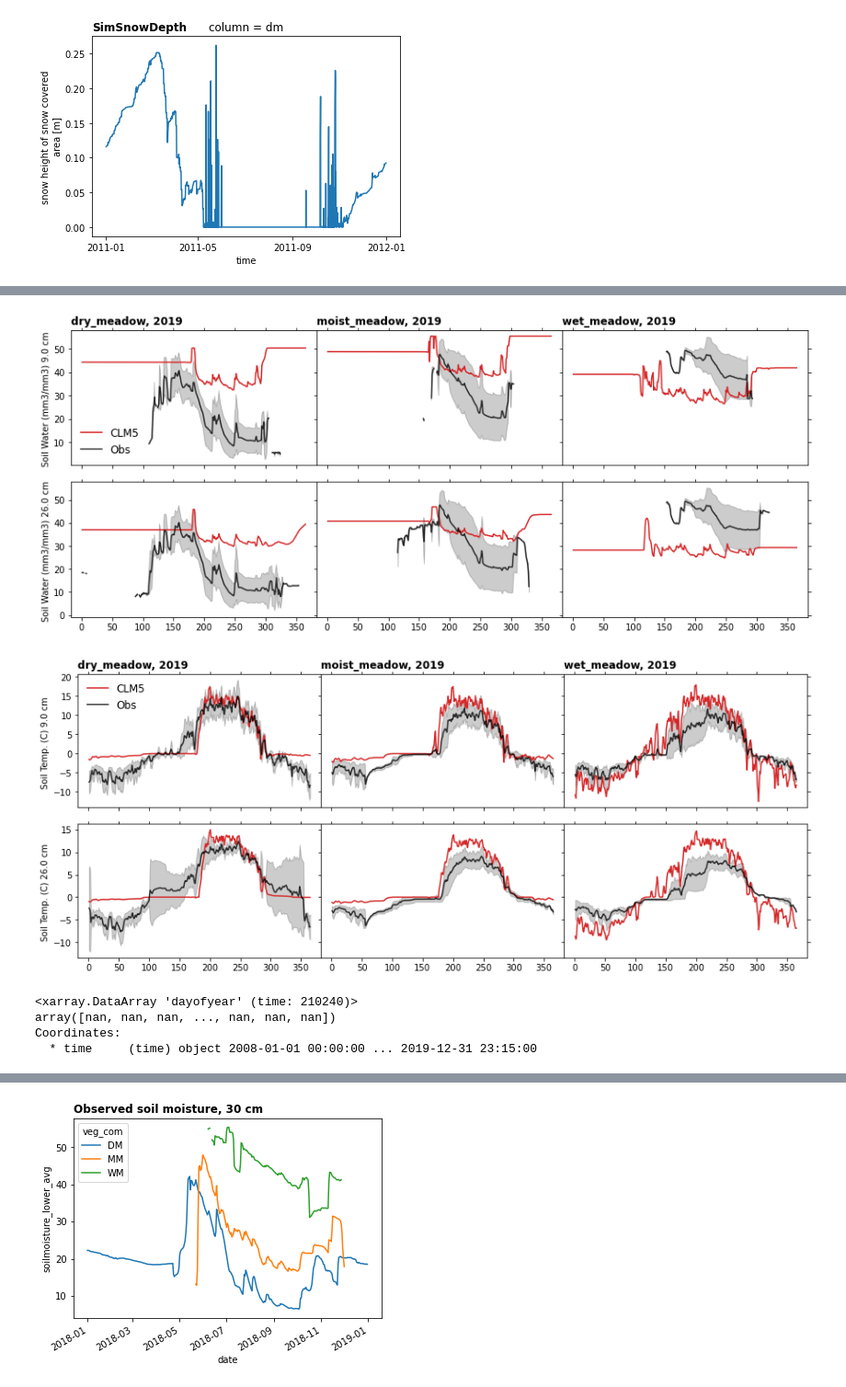
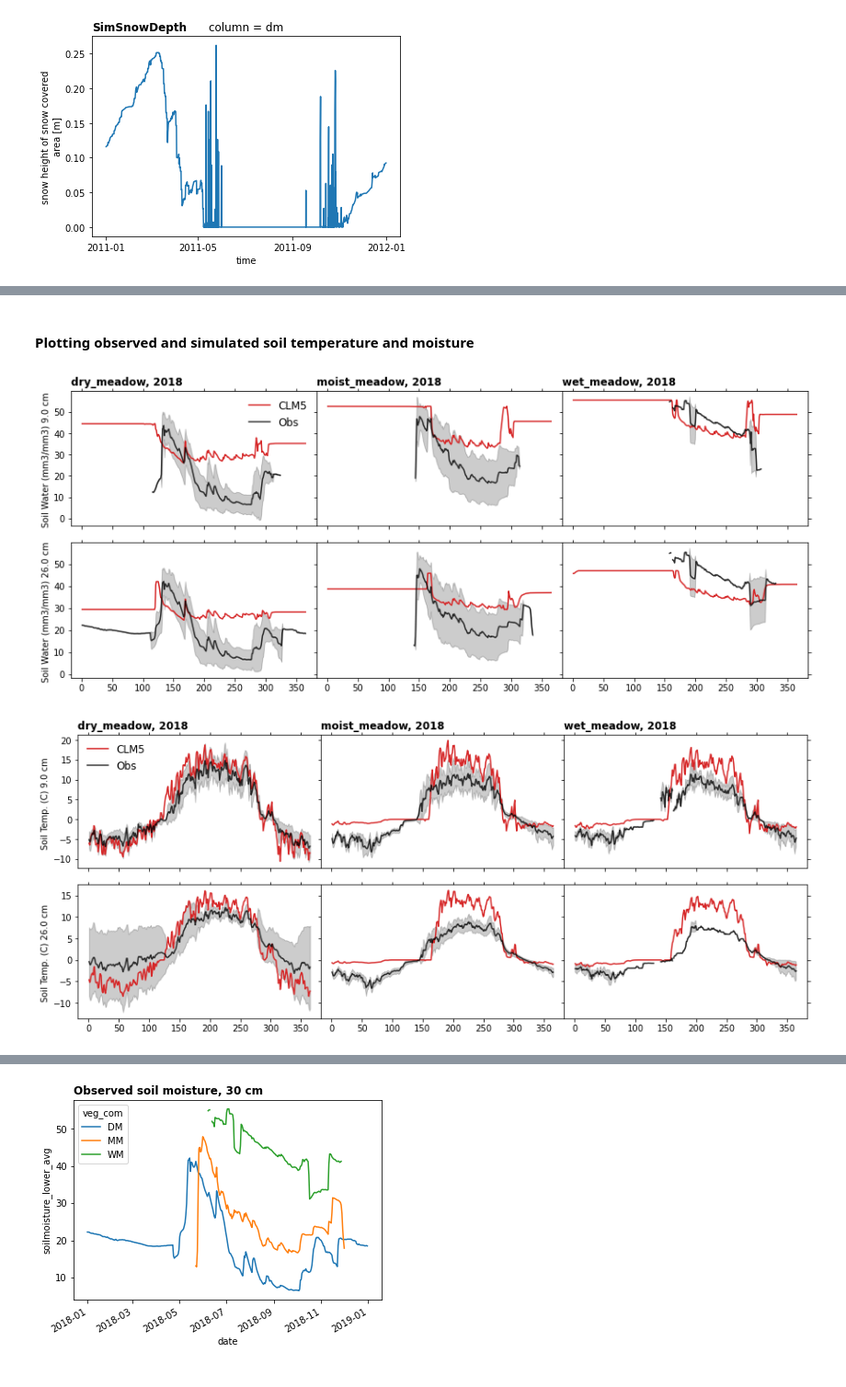
Before and after one commit to katyarjay/NWT_CLM, a Jupyter notebook: notebooks/hh_plots/plotNWT_hillslope_simple.ipynb, the cells around one changed output, grey strips where cells are left out. Shown at 92% size. Saved outputs shown, nothing was run; the diff lists cells and outputs as text; code cells hidden in the pictures.

Commit message:
added plots of sim vs obs fluxes and cleaned code

```diff
--- a/notebooks/hh_plots/plotNWT_hillslope_simple.ipynb
+++ b/notebooks/hh_plots/plotNWT_hillslope_simple.ipynb
@@ -403,5 +235,6 @@ dsSNO = dsSNO.reindex({'veg_com': Veg})
 dsNPP = dsNPP.reindex({'veg_com': Veg})
 dsNPPstd = dsNPPstd.reindex({'veg_com': Veg})
 
+# reindex CLM dataset by veg community
 veg  = ["dm","mm","wm"]
-#ds = ds.reindex({'column': fullVeg})
+ds = ds.reindex({'column': veg})
@@ -525,0 +267,25 @@ Data variables:
+# %%
+# Plot observed and simulated snow depth together for all 3 communities for a given year
+
+plotYear =  2018
+
+fig, axs = plt.subplots(1, len(ds.column), figsize=(10,4))
+
+for i in range(len(ds.column)):
+    x = ds['time.dayofyear'].where(ds['time.year']==plotYear)
+    x2 = dsSNO['date.dayofyear'].where(dsSNO['date.year']==plotYear)
+
+    y = ds.isel(column=i).where(ds['time.year']==plotYear).SNOW_DEPTH
+    y2 = dsSNO.isel(veg_com=i).where(dsSNO['date.year']==plotYear).avg_date_depth/100
+
+    axs[i].plot(x, y, color='tab:red')
+    axs[i].plot(x2, y2, color='k')
+
+    axs[i].set_ylim([0, 1.7])
+    axs[i].set_ylabel('Snow depth (m)', fontsize='large')
+    axs[i].set_title(fullVeg[i])
+
+    axs[i].legend(('CLM5','Obs'), frameon=False,fontsize='large')
+
+fig.tight_layout()
+plt.show()
@@ -526,9 +294,11 @@ Data variables:
+# %% [markdown]
+#### Plotting observed and simulated soil temperature and moisture
 # %%
 nyear = len(years)
 clmVARS = ['H2OSOI','TSOI']
 obsVARSu = ['soilmoisture_upper_avg','soiltemp_upper_avg']
 obsVARSl = ['soilmoisture_lower_avg','soiltemp_lower_avg']
-plotYear =  2019
+plotYear =  2018
 
 for v in range(len(clmVARS)):
     fig, axs = plt.subplots(2, len(Veg),
@@ -556,39 +326,32 @@ for v in range(len(clmVARS)):
                 y2 = dsSOI[obsVARSu[v]].isel(veg_com=i).where(dsSOI['date.year']==plotYear)
                 ySTD = dsSOIstd[obsVARSu[v]].isel(veg_com=i).where(dsSOI['date.year']==plotYear)
             if j == 1:
                 y2 = dsSOI[obsVARSl[v]].isel(veg_com=i).where(dsSOI['date.year']==plotYear)
                 ySTD = dsSOIstd[obsVARSl[v]].isel(veg_com=i).where(dsSOI['date.year']==plotYear)
             x = x.groupby(x).mean()
 
             axs[j,i].plot(x, y, '-',color='tab:red')
             axs[j,i].plot(x2, y2, '-', color='k', alpha=0.8)
             axs[j,i].fill_between(x2, y2-ySTD, y2+ySTD, alpha=0.2,color='k')
             axs[j,i].yaxis.set_ticks_position('both')# Ticks on all 4 sides
             axs[j,i].xaxis.set_ticks_position('both')
 
 
             # control titles & axis labels
             # label columns of data with variable names
             depth = str(np.round(ds["levgrnd"].isel(levgrnd=nlev).values * 100,0))
             if j == 0:
                 axs[j,i].set_title(fullVeg[i]+", "+str(plotYear),
                                    loc='left', fontsize='large', fontweight='bold')
                 if i == 0 :
                     axs[j,i].legend(('CLM5','Obs'), frameon=False,fontsize='large')
             #if j == 1:
                 #axs[j,i].set_title(depth + " cm ", loc='left', fontsize='large', fontweight='bold')
             if i == 0:
                 if v == 0:
                     axs[j,i].set_ylabel('Soil Water (mm3/mm3) '+depth+ " cm ");
                 else:
                     axs[j,i].set_ylabel('Soil Temp. (C) '+depth+ " cm ");
 # %% [output]
-[figure, old version]
+[figure, new version]
-[figure, old version]
+[figure, new version]
-# %%
-x
-# %% [output]
-<xarray.DataArray 'dayofyear' (time: 210240)>
-array([nan, nan, nan, ..., nan, nan, nan])
-Coordinates:
-  * time     (time) object 2008-01-01 00:00:00 ... 2019-12-31 23:15:00
```
Also changed, not shown: parts of 73 cells of this notebook.
